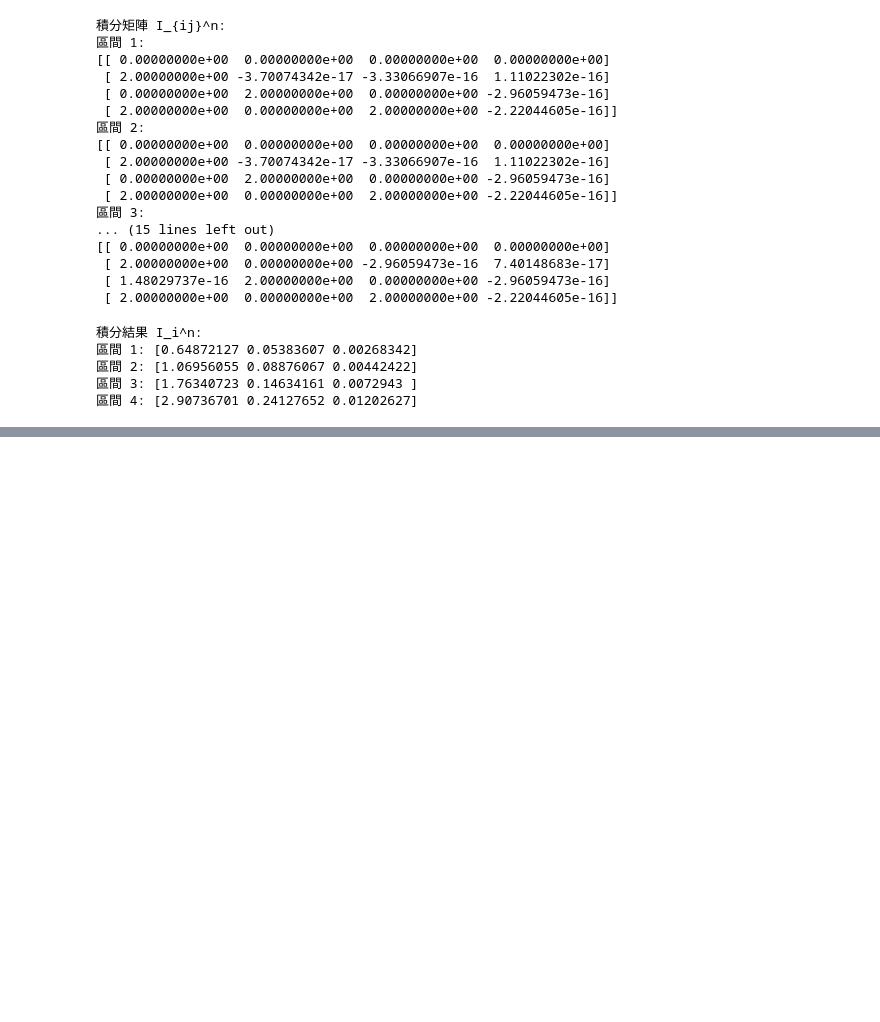
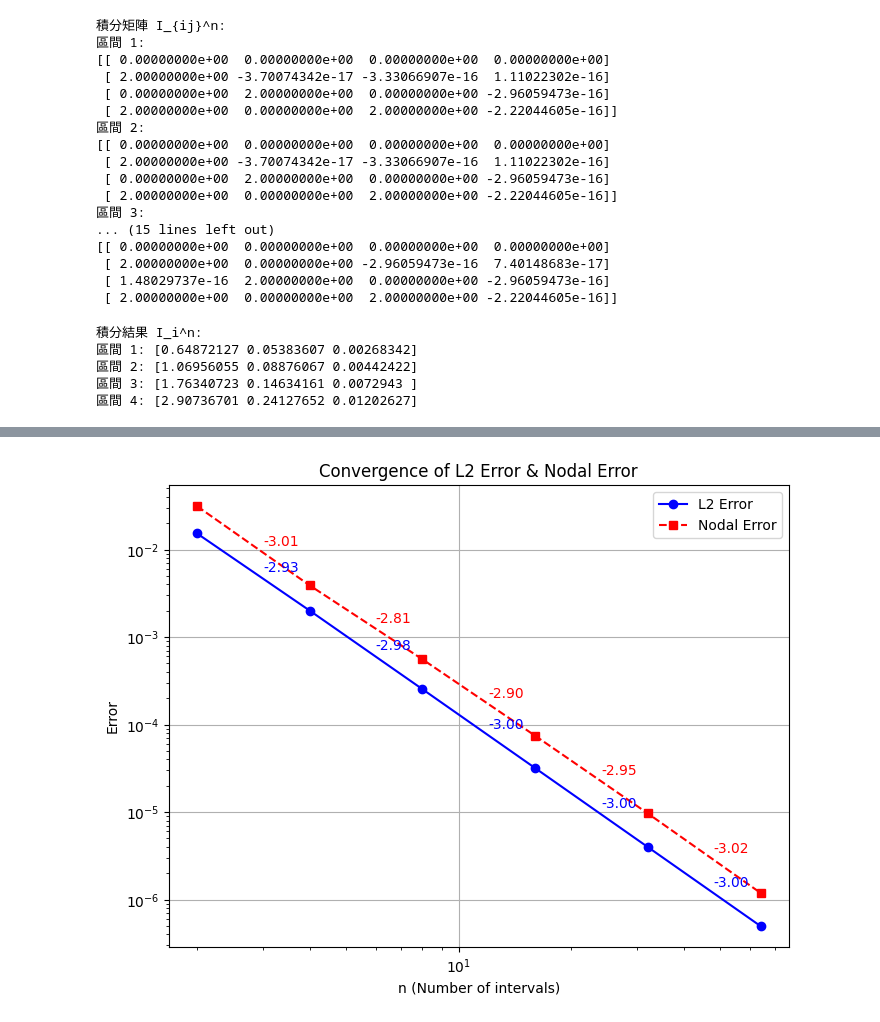
Before and after one commit to O0O0O0O0OP48763/123, a Jupyter notebook: DG_HW1.ipynb, the cells around one changed output, grey strips where cells are left out. Drawn from its saved outputs; the diff is of its cells as text; code cells hidden in the pictures; blank space fills up the shorter version.

```diff
--- a/DG_HW1.ipynb
+++ b/DG_HW1.ipynb
@@ -125,0 +191,99 @@ for k in range(n_intervals):
+# %%
+import numpy as np
+import scipy.special as sp
+import scipy.integrate as spi
+import matplotlib.pyplot as plt
+
+def f(x):
+    """原函數 e^x"""
+    return np.exp(x)
+
+def compute_dg_coefficients(n, N):
+    """計算 DG 投影的係數 c_kn"""
+    x_nodes = np.linspace(0, 2, n + 1)
+    c_kn = np.zeros((n, N + 1))
+
+    for k in range(n):
+        x_k, x_kp1 = x_nodes[k], x_nodes[k + 1]
+        h = x_kp1 - x_k
+
+        for m in range(N + 1):
+            Pm = lambda x: sp.legendre(m)(2 * (x - x_k) / h - 1)
+            integral, _ = spi.quad(lambda x: f(x) * Pm(x), x_k, x_kp1)
+            c_kn[k, m] = (2 * m + 1) / h * integral
+
+    return x_nodes, c_kn
+
+def f_proj(x, k, c_kn, x_k, x_kp1, N):
+    """在區間 [x_k, x_kp1] 上計算投影函數"""
+    h = x_kp1 - x_k
+    xi = 2 * (x - x_k) / h - 1
+    return sum(c_kn[k, m] * sp.legendre(m)(xi) for m in range(N + 1))
+
+def compute_L2_error(f, f_proj, c_kn, x_nodes, N):
+    """計算 L2 誤差"""
+    error_sq = 0.0
+
+    for k in range(len(x_nodes) - 1):
+        x_k, x_kp1 = x_nodes[k], x_nodes[k + 1]
+        error_func = lambda x: (f(x) - f_proj(x, k, c_kn, x_k, x_kp1, N))**2
+        integral, _ = spi.quad(error_func, x_k, x_kp1)
+        error_sq += integral
+
+    return np.sqrt(error_sq)
+
+def compute_nodal_error(f, f_proj, x_nodes, c_kn, N):
+    """計算 nodal error"""
+    x_test = np.linspace(0, 2, 100)
+    errors = [abs(f(x) - f_proj(x, k, c_kn, x_nodes[k], x_nodes[k+1], N))
+              for x in x_test for k in range(len(x_nodes)-1) if x_nodes[k] <= x < x_nodes[k+1]]
+    return max(errors)
+
+def compute_convergence_rate(errors, n_values):
+    """計算收斂率"""
+    rates = []
+    for i in range(len(n_values) - 1):
+        rate = (np.log(errors[i+1]) - np.log(errors[i])) / (np.log(n_values[i+1]) - np.log(n_values[i]))
+        rates.append(rate)
+    return rates
+
+# 設定不同的 n 值
+N = 2
+n_values = [2, 4, 8, 16, 32, 64]
+L2_errors = []
+nodal_errors = []
+
+for n in n_values:
+    x_nodes, c_kn = compute_dg_coefficients(n, N)
+    L2_error = compute_L2_error(f, f_proj, c_kn, x_nodes, N)
+    nodal_error = compute_nodal_error(f, f_proj, x_nodes, c_kn, N)
+    L2_errors.append(L2_error)
+    nodal_errors.append(nodal_error)
+
+# 計算收斂率
+L2_rates = compute_convergence_rate(L2_errors, n_values)
+nodal_rates = compute_convergence_rate(nodal_errors, n_values)
+
+# 繪製誤差與收斂率
+plt.figure(figsize=(8,6))
+plt.loglog(n_values, L2_errors, marker='o', linestyle='-', color='b', label='L2 Error')
+plt.loglog(n_values, nodal_errors, marker='s', linestyle='--', color='r', label='Nodal Error')
+
+# 標示收斂率
+for i in range(len(L2_rates)):
+    x_pos = (n_values[i] + n_values[i+1]) / 2
+    y_pos_L2 = np.sqrt(L2_errors[i] * L2_errors[i+1])
+    y_pos_nodal = np.sqrt(nodal_errors[i] * nodal_errors[i+1])
+    plt.text(x_pos, y_pos_L2, f"{L2_rates[i]:.2f}", fontsize=10, color='b')
+    plt.text(x_pos, y_pos_nodal, f"{nodal_rates[i]:.2f}", fontsize=10, color='r')
+
+plt.xscale('log')
+plt.yscale('log')
+plt.xlabel("n (Number of intervals)")
+plt.ylabel("Error")
+plt.title("Convergence of L2 Error & Nodal Error")
+plt.legend()
+plt.grid()
+plt.show()
+# %% [output]
+[figure, added]
```
Also changed, not shown: parts of 3 cells of this notebook.
